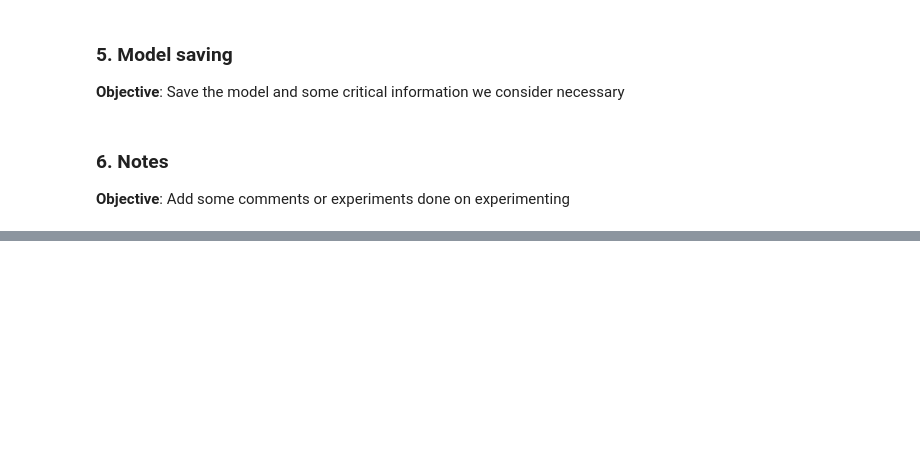
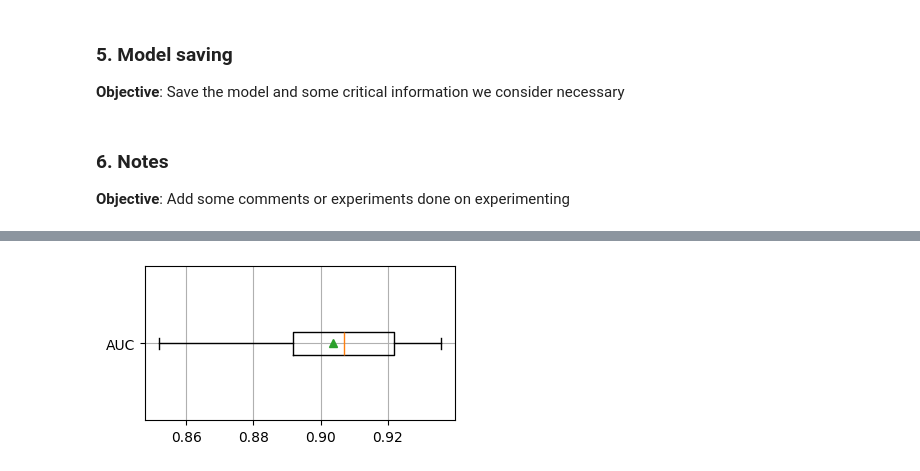
Before and after one commit to alexismenanieves/4Geeks, a Jupyter notebook: notebooks/Orange_Juice_Model.ipynb, the cells around one changed output, grey strips where cells are left out. Drawn from its saved outputs; the diff is of its cells as text; code cells hidden in the pictures; blank space fills up the shorter version.

```diff
--- a/notebooks/Orange_Juice_Model.ipynb
+++ b/notebooks/Orange_Juice_Model.ipynb
@@ -514,0 +534,9 @@ best_clf_rf.get_params()
+# %%
+# 6.3 Make a boxplot on top of plt
+plt.figure(figsize=(4,2))
+plt.boxplot(x=auc_scores, label='AUC', vert=False, showmeans=True)
+plt.yticks([1], ['AUC'])
+plt.grid(True)
+plt.show()
+# %% [output]
+[figure, added]
```
Also changed, not shown: parts of 16 cells of this notebook.
